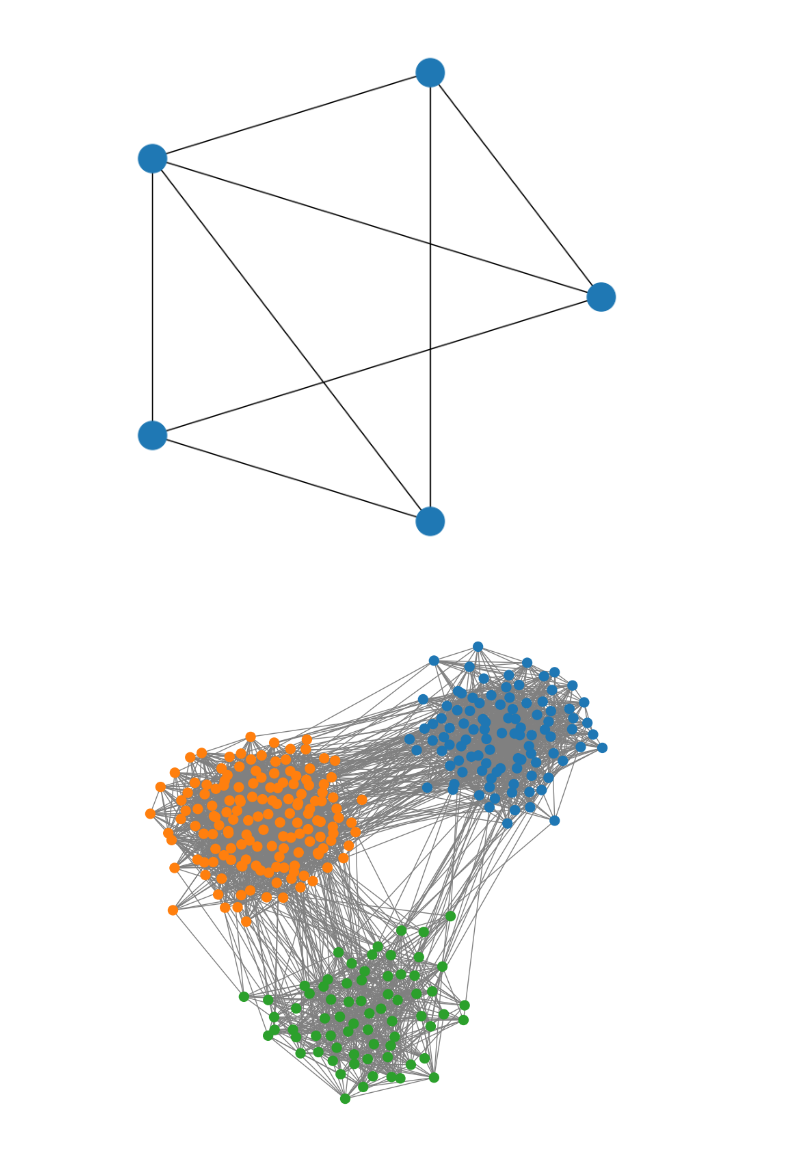
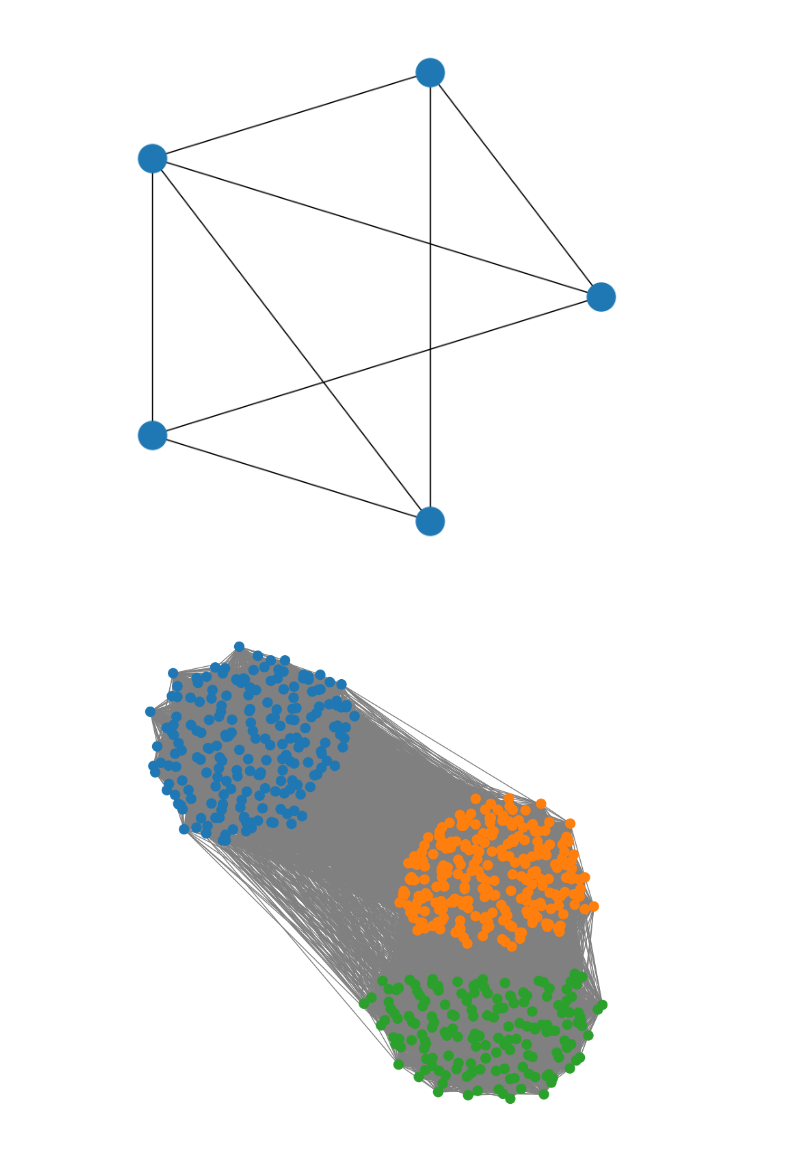
Before and after one commit to QMoayedpour/PGM_MVA, a Jupyter notebook: ntbk/vizu_graph.ipynb, the cells around one changed output. Drawn from its saved outputs; the diff is of its cells as text; code cells hidden in the pictures.

```diff
--- a/ntbk/vizu_graph.ipynb
+++ b/ntbk/vizu_graph.ipynb
@@ -14,19 +15,19 @@ simple_graph_from_adj(matrix, labels=False)
 # %% [output]
 [figure]
 # %%
-n_classes = [100, 150, 70]
+n_classes = [200, 250, 170]
 
 probs = np.array([
-    [0.2, 0.01, 0.005],
-    [0.01, 0.15, 0.009],
-    [0.005, 0.009, 0.2]
+    [0.4, 0.03, 0.01],
+    [0.03, 0.5, 0.1],
+    [0.01, 0.1, 0.4]
 ])
 
 G = generate_sbm(n_classes, probs)
 
 plot_sbm(G, n_classes)
 # %% [output]
-[figure, old version]
+[figure, new version]
 # %%
 sbm = MySbmFromScratch()
 
```
Also changed, not shown: parts of 12 cells of this notebook, 1 other file.
